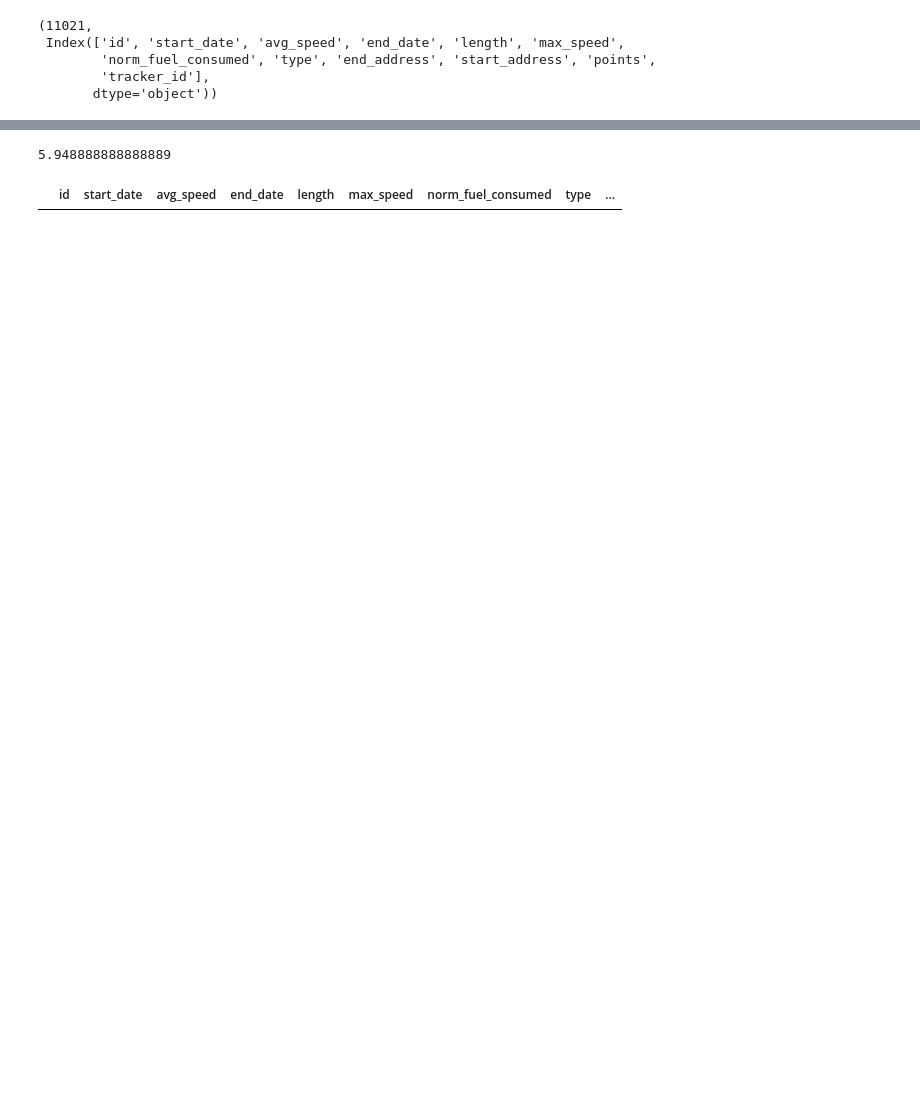
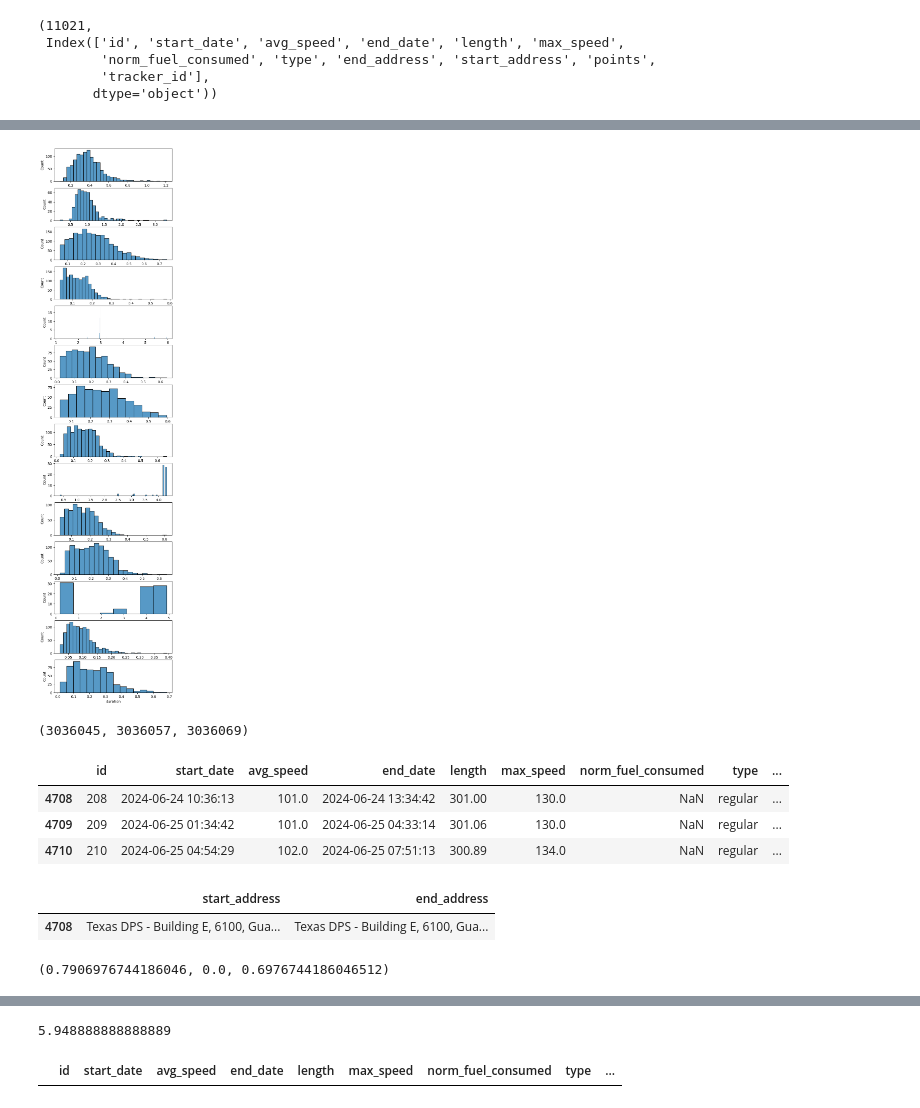
Before and after one commit to AnnaTSH/navixy-data-project, a Jupyter notebook: 4/track_calculations.ipynb, the cells around one changed output, grey strips where cells are left out. Drawn from its saved outputs; the diff is of its cells as text; code cells hidden in the pictures; blank space fills up the shorter version.

```diff
--- a/4/track_calculations.ipynb
+++ b/4/track_calculations.ipynb
@@ -15,0 +110,34 @@ df['avg_speed_calculated'] = df.length / df['duration']
+# %%
+# distribution of track duration for each tracker individually
+fig, axes = plt.subplots(14, 1, figsize=(6, 28))
+for tracker, i in zip(tracker_list, range(14)):
+    sns.histplot(data=df, x=df[df.tracker_id == tracker].duration, ax=axes[i])
+# %% [output]
+[figure, added]
+# %%
+# the 4th, 8th, and 11th trackers are unusual in terms of average speed, distance traveled,
+# and duration; in each case, their distributions significantly deviate from normal
+tracker_list[4], tracker_list[8], tracker_list[11]
+# %% [output]
+(3036045, 3036057, 3036069)
+# %%
+# look at the first 3 rows of one of the trackers
+df[df.tracker_id == 3036045].head(3)
+# %% [output]
+|  | id | start_date | avg_speed | end_date | length | max_speed | norm_fuel_consumed | type | ... |
+| 4708 | 208 | 2024-06-24 10:36:13 | 101.0 | 2024-06-24 13:34:42 | 301.00 | 130.0 | NaN | regular | ... |
+| 4709 | 209 | 2024-06-25 01:34:42 | 101.0 | 2024-06-25 04:33:14 | 301.06 | 130.0 | NaN | regular | ... |
+| 4710 | 210 | 2024-06-25 04:54:29 | 102.0 | 2024-06-25 07:51:13 | 300.89 | 134.0 | NaN | regular | ... |
+# %%
+with pd.option_context("display.max_rows", 1200, "display.max_columns", 1000, 'display.max_colwidth', 1000):
+    display(df.loc[df.tracker_id == 3036045, ['start_address', 'end_address']].head(1))
+# %% [output]
+|  | start_address | end_address |
+| 4708 | Texas DPS - Building E, 6100, Gua... | Texas DPS - Building E, 6100, Gua... |
+# %%
+# the proportion of tracks where the starting and ending addresses coincide
+(df[(df.tracker_id == 3036045) & (df.start_address == df.end_address)].shape[0] / df[(df.tracker_id == 3036045)].shape[0],
+df[(df.tracker_id == 3036057) & (df.start_address == df.end_address)].shape[0] / df[(df.tracker_id == 3036045)].shape[0],
+df[(df.tracker_id == 3036069) & (df.start_address == df.end_address)].shape[0] / df[(df.tracker_id == 3036045)].shape[0])
+# %% [output]
+(0.7906976744186046, 0.0, 0.6976744186046512)
```
Also changed, not shown: parts of 51 cells of this notebook, 5 other files.
